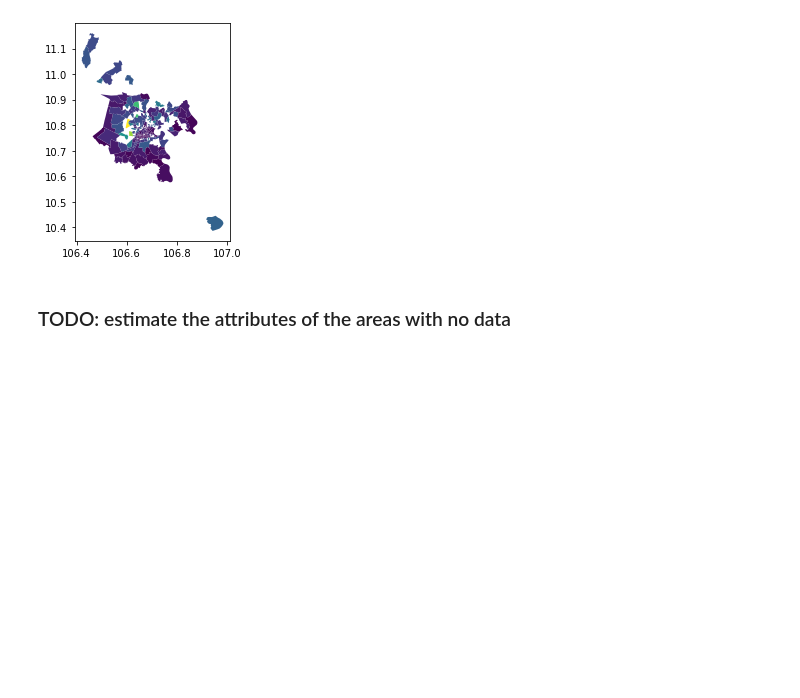
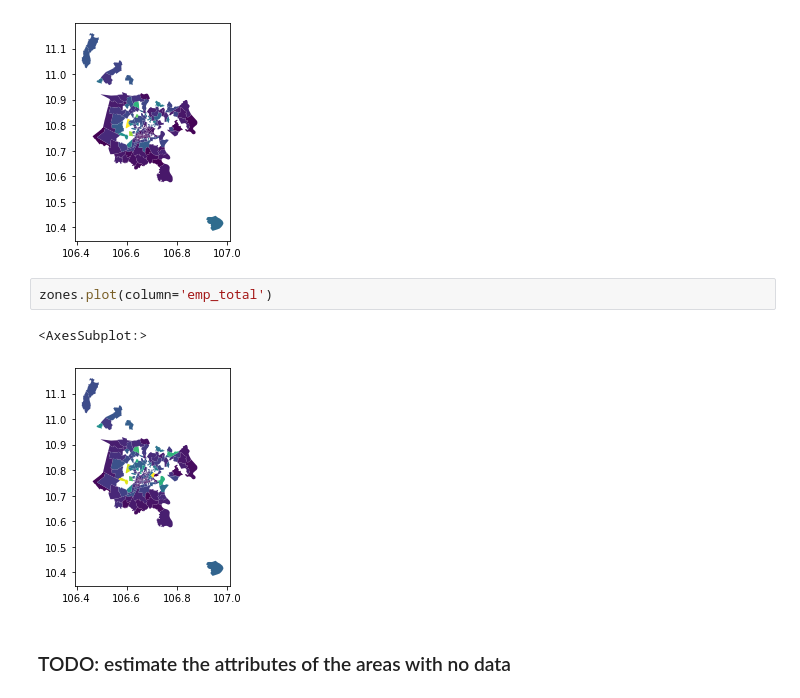
Before and after one commit to CityScope/CSL_HCMC, a Jupyter notebook: data_analysis/aggregate_survey_data.ipynb, the cells around one changed output. Drawn from its saved outputs; the diff is of its cells as text; blank space fills up the shorter version.

```diff
--- a/data_analysis/aggregate_survey_data.ipynb
+++ b/data_analysis/aggregate_survey_data.ipynb
@@ -275,6 +327,11 @@ zones.plot(column='res_total')
 # %% [output]
 <AxesSubplot:>
 [figure]
+# %%
+zones.plot(column='emp_total')
+# %% [output]
+<AxesSubplot:>
+[figure, added]
 # %% [markdown]
 ### TODO: estimate the attributes of the areas with no data
 # %%
```
Also changed, not shown: parts of 61 cells of this notebook, 4 other files.
